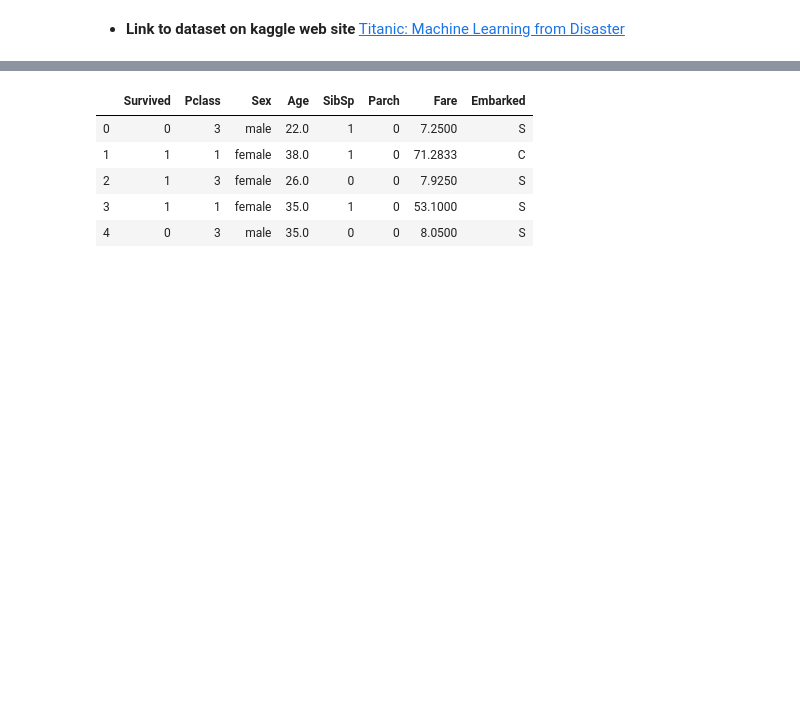
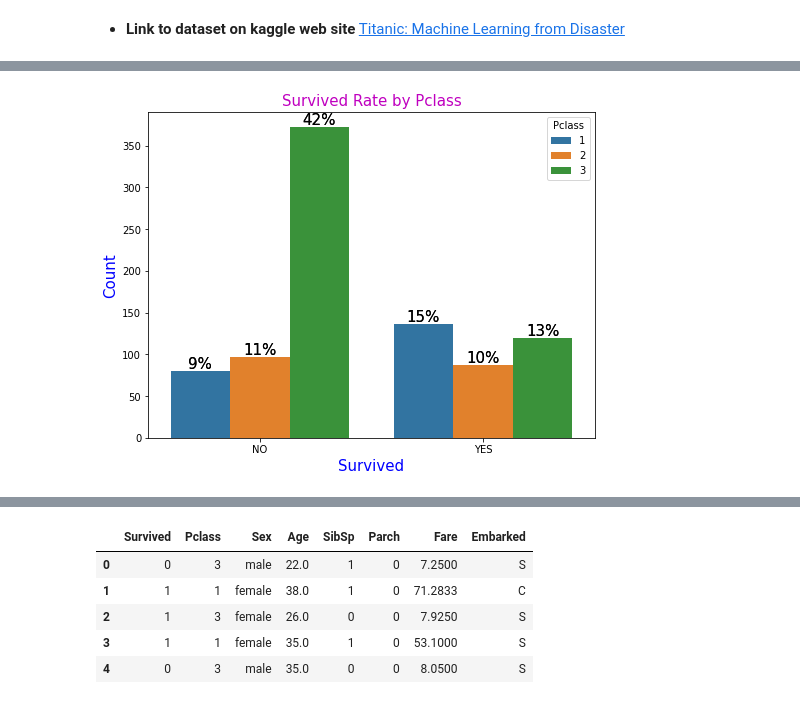
Before and after one commit to DialloYoussouf/Jedhabootcamp_Projects, a Jupyter notebook: Titanic_ML/Titanic_ML.ipynb, the cells around one changed output, grey strips where cells are left out. Saved outputs shown, nothing was run; the diff lists cells and outputs as text; code cells hidden in the pictures; blank space fills up the shorter version.

```diff
--- a/Titanic_ML/Titanic_ML.ipynb
+++ b/Titanic_ML/Titanic_ML.ipynb
@@ -35,0 +115,16 @@ plt.show()
+# %%
+fig,ax = plt.subplots(figsize=(8,6))
+sns.countplot(x="Survived", data=dataset1, hue="Pclass", ax=ax)
+plt.title('Survived Rate by Pclass', fontsize=15, color='m')
+plt.xlabel('Survived', fontsize=15, color='b')
+plt.ylabel('Count', fontsize=15, color='b')
+plt.xticks(np.arange(2), ('NO', 'YES'))
+for k in range(2):
+    for p in ax.patches:
+      total = float(len(dataset1))
+      height = p.get_height()
+      ax.text(p.get_x()+p.get_width()/2.,
+      height + 3, '{0:.0%}'.format(height/total), ha="center", fontsize=15)
+plt.show()
+# %% [output]
+[figure, added]
```
Also changed, not shown: parts of 63 cells of this notebook, 1 other file.
